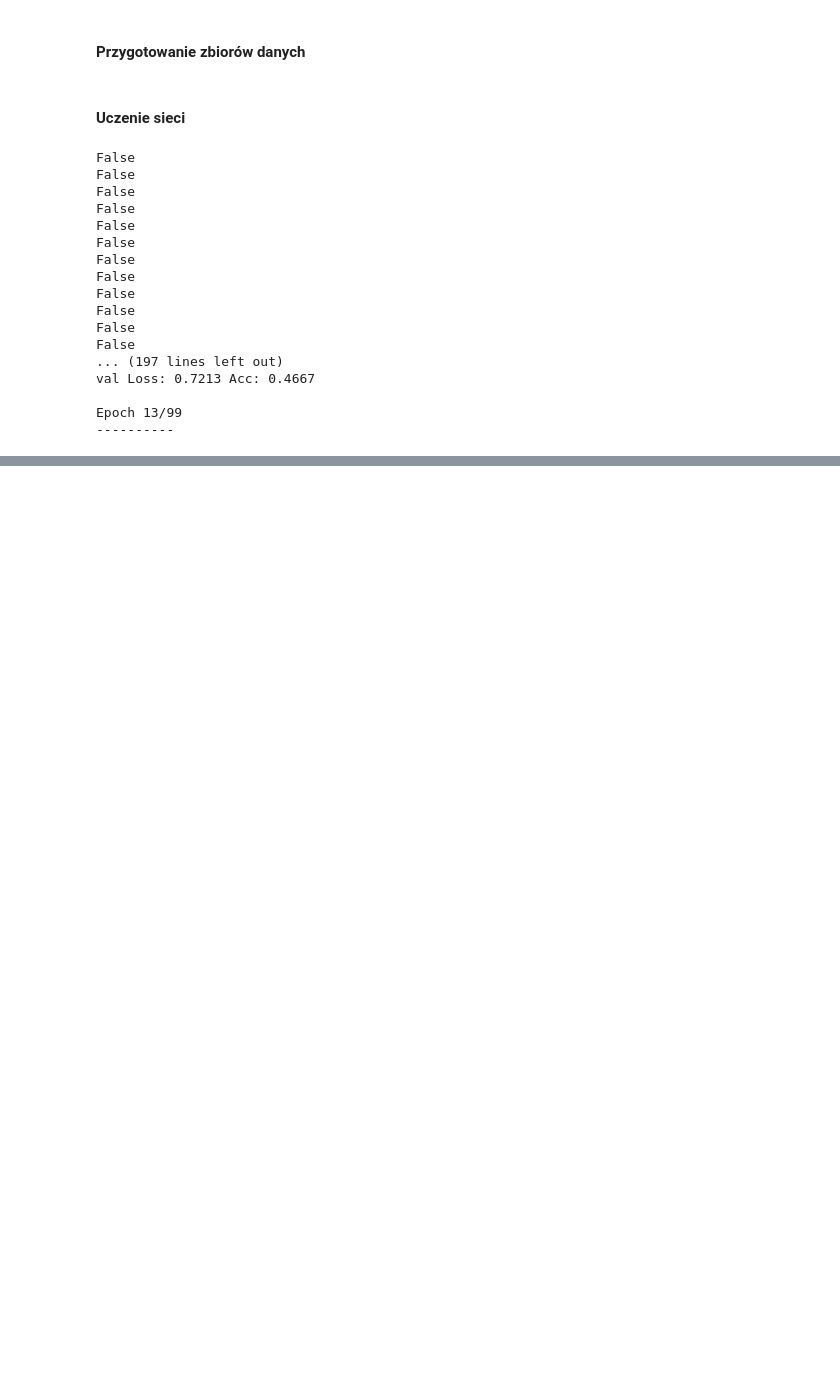
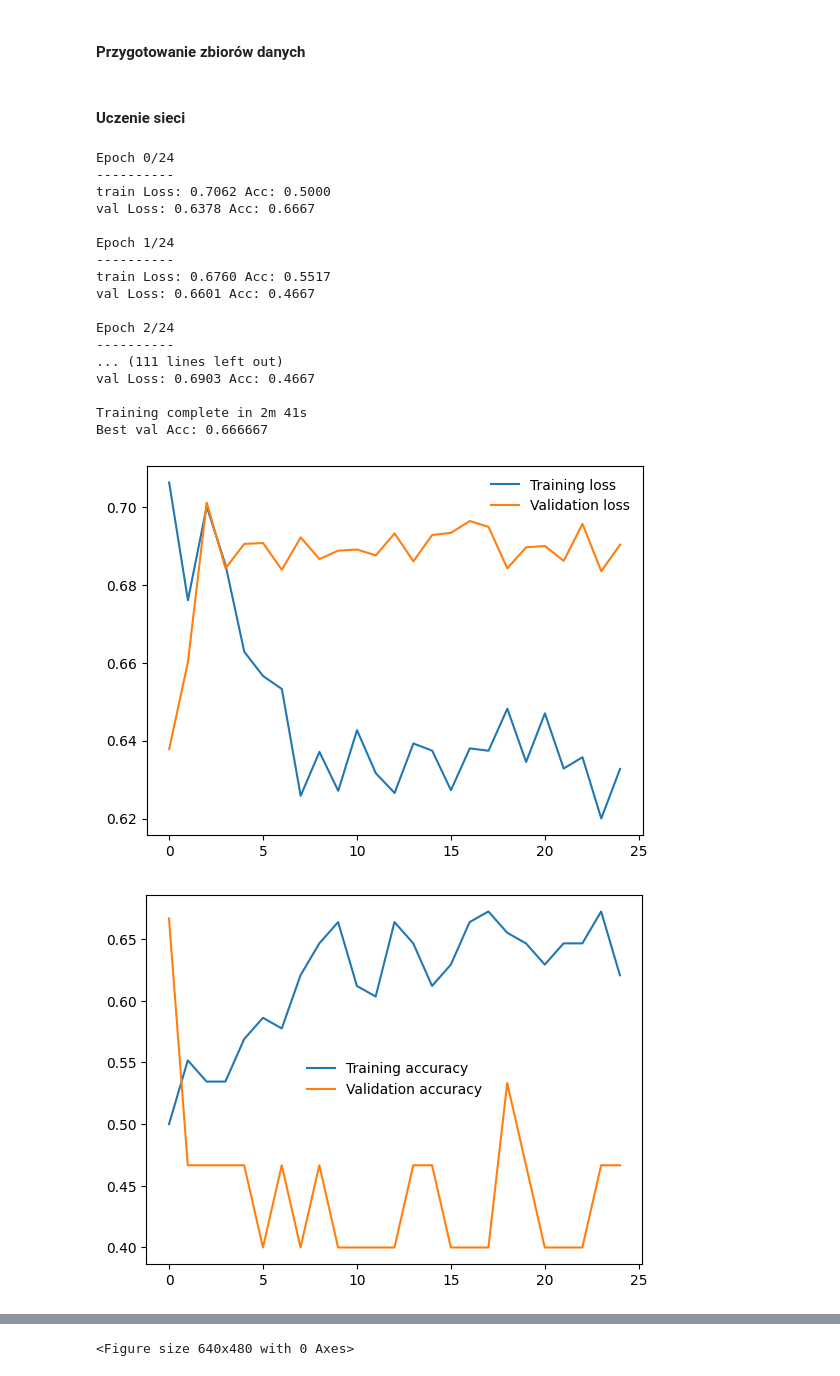
Before and after one commit to kaczmarekkacper/Parkinson-resnet, a Jupyter notebook: Parkinson.ipynb, the cells around one changed output, grey strips where cells are left out. Cells and saved outputs as stored; diff of their text form; code cells hidden in the pictures; blank space fills up the shorter version.

```diff
--- a/Parkinson.ipynb
+++ b/Parkinson.ipynb
@@ -330,37 +294,40 @@ if cond:
 # %%
 import LearningUtils
 import importlib
 import os
 import ModelTrainer
 from torchvision import models
 importlib.reload(ModelTrainer)
+importlib.reload(LearningUtils)
 
 cond = True
 if cond:
     imgdir = f"{os.getcwd()}/Datasets/Binary/Morlet"
 
     classes = LearningUtils.get_classes(imgdir)
     train_data_loader, validation_data_loader, test_data_loader = LearningUtils.prepare_data(imgdir)
     model_trainer = ModelTrainer.ModelTrainer(classes)
-    resnet = models.resnet18(weights=models.ResNet18_Weights.DEFAULT)
-    model = model_trainer.train_resnet(resnet, train_data_loader, validation_data_loader, num_epochs=100)
+    resnet = models.resnet50(weights=models.ResNet50_Weights.DEFAULT)
+    model = model_trainer.train_resnet(resnet, train_data_loader, validation_data_loader, num_epochs=25)
     model.eval()
     LearningUtils.predict_image(model, test_data_loader, classes)
 # %% [output]
-False
-False
-False
-False
-False
-False
-False
-False
-False
-False
-False
-False
-... (197 lines left out)
-val Loss: 0.7213 Acc: 0.4667
+Epoch 0/24
+----------
+train Loss: 0.7062 Acc: 0.5000
+val Loss: 0.6378 Acc: 0.6667
 
-Epoch 13/99
+Epoch 1/24
 ----------
+train Loss: 0.6760 Acc: 0.5517
+val Loss: 0.6601 Acc: 0.4667
+
+Epoch 2/24
+----------
+... (111 lines left out)
+val Loss: 0.6903 Acc: 0.4667
+
+Training complete in 2m 41s
+Best val Acc: 0.666667
+[figure, added]
+[figure, added]
@@ -366,0 +338 @@ Epoch 13/99
+<Figure size 640x480 with 0 Axes>
```
Also changed, not shown: parts of 3 cells of this notebook, 4 other files.
